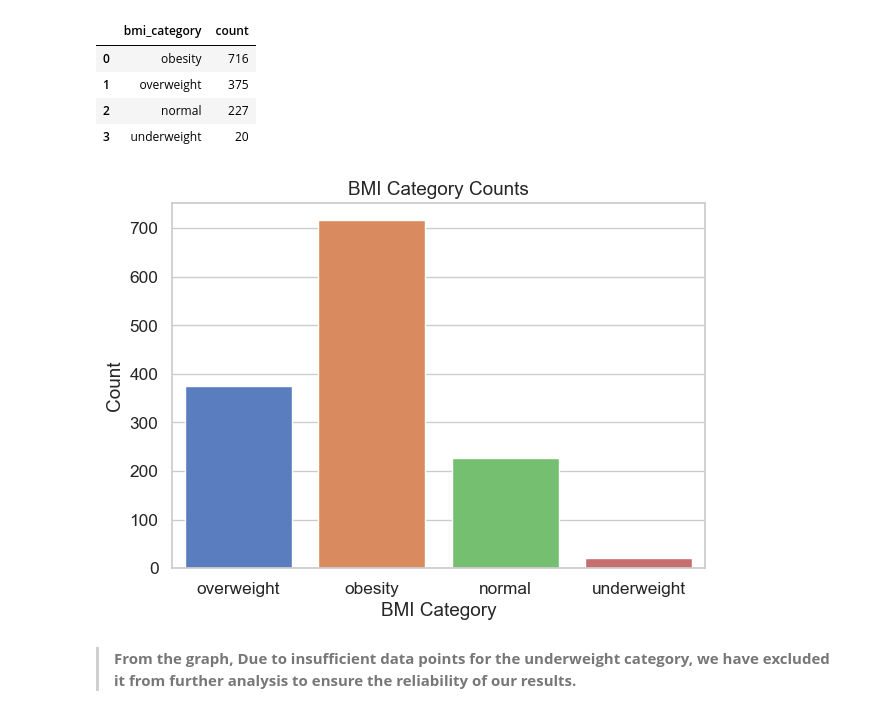
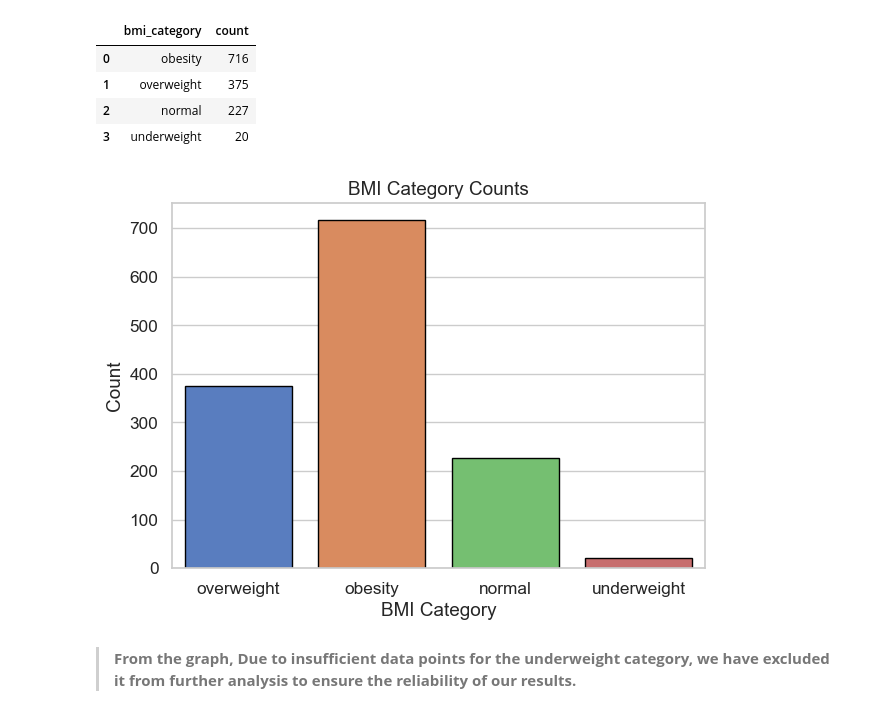
Before and after one commit to PragyanTiwari/Hypothesis-Testing-Medical-Insurance-Data, a Jupyter notebook: 01_Normality_and_T-Test.ipynb, the cells around one changed output. Saved outputs shown, nothing was run; the diff lists cells and outputs as text; code cells hidden in the pictures.

```diff
--- a/01_Normality_and_T-Test.ipynb
+++ b/01_Normality_and_T-Test.ipynb
@@ -83,14 +76,14 @@ df['bmi_category'].value_counts().to_frame().reset_index()
 # %%
 import warnings
 warnings.filterwarnings("ignore", category=FutureWarning)
-sns.countplot(x='bmi_category',data=df,palette="muted")
+sns.countplot(x='bmi_category', data=df, palette="muted", edgecolor='black')
 plt.title('BMI Category Counts')
 plt.xlabel('BMI Category')
 plt.ylabel('Count')
 plt.tight_layout()
 plt.show()
 # %% [output]
-[figure, old version]
+[figure, new version]
 # %% [markdown]
 > **From the graph, Due to insufficient data points for the underweight category, we have excluded it from further analysis to ensure the reliability of our results.**
 # %%
```
Also changed, not shown: parts of 18 cells of this notebook.
